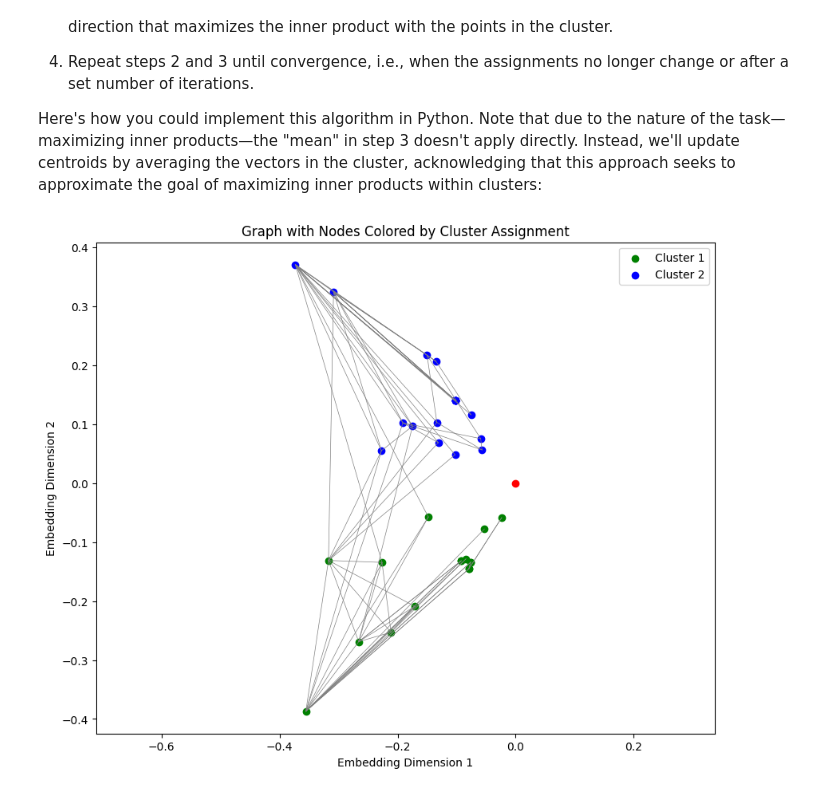
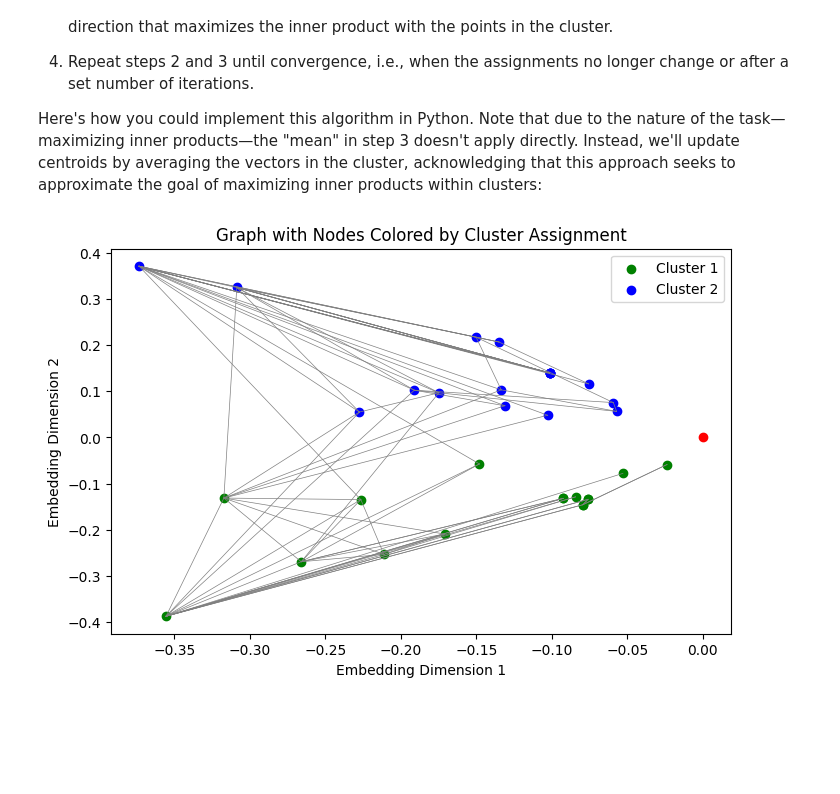
Before and after one commit to vmpreciado/NETS3120, a Jupyter notebook: CommunitiesKatzSimilarity.ipynb, the cells around one changed output. Saved outputs shown, nothing was run; the diff lists cells and outputs as text; code cells hidden in the pictures; blank space fills up the shorter version.

```diff
--- a/CommunitiesKatzSimilarity.ipynb
+++ b/CommunitiesKatzSimilarity.ipynb
@@ -153,33 +153,33 @@ def kmeans_inner_product(points, k, max_iterations=100):
         if np.array_equal(centroids, new_centroids):
             break
         centroids = new_centroids
     return assignments, centroids
 
 # Now, perform K-means clustering using the inner product on the node embedding
 k = 2
 assignments, centroids = kmeans_inner_product(node_embedding, k)
 
 # Plot the graph with nodes colored based on their cluster assignment
-plt.figure(figsize=(10, 8))
+plt.figure(figsize=(8, 5))
 
 # Nodes
 colors = ['green', 'blue']
 for i in range(k):
     plt.scatter(node_embedding[assignments == i, 0], node_embedding[assignments == i, 1], color=colors[i], label=f'Cluster {i+1}')
 
 # Edges
 for edge in G.edges():
     points = [node_embedding[edge[0]], node_embedding[edge[1]]]
     plt.plot([points[0][0], points[1][0]], [points[0][1], points[1][1]], color='gray', linestyle='-', linewidth=0.5)
 
 # Mark the origin (0,0) in red
 plt.scatter([0], [0], color='red', zorder=5)
 
 plt.title('Graph with Nodes Colored by Cluster Assignment')
 plt.xlabel('Embedding Dimension 1')
 plt.ylabel('Embedding Dimension 2')
 plt.legend()
-plt.axis('equal')  # Ensure the aspect ratio is equal to make the plot more intuitive
+#plt.axis('equal')  # Ensure the aspect ratio is equal to make the plot more intuitive
 plt.show()
 # %% [output]
-[figure, old version]
+[figure, new version]
```
